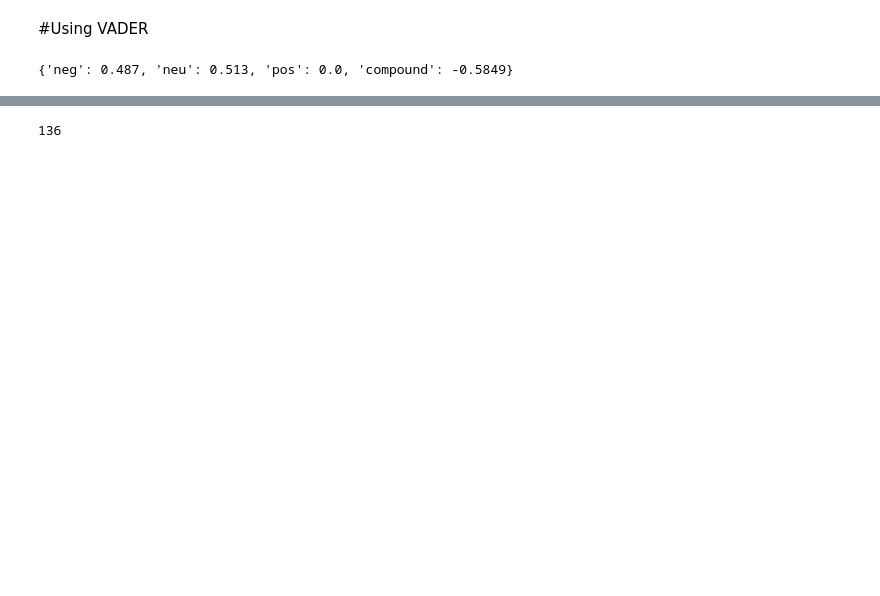
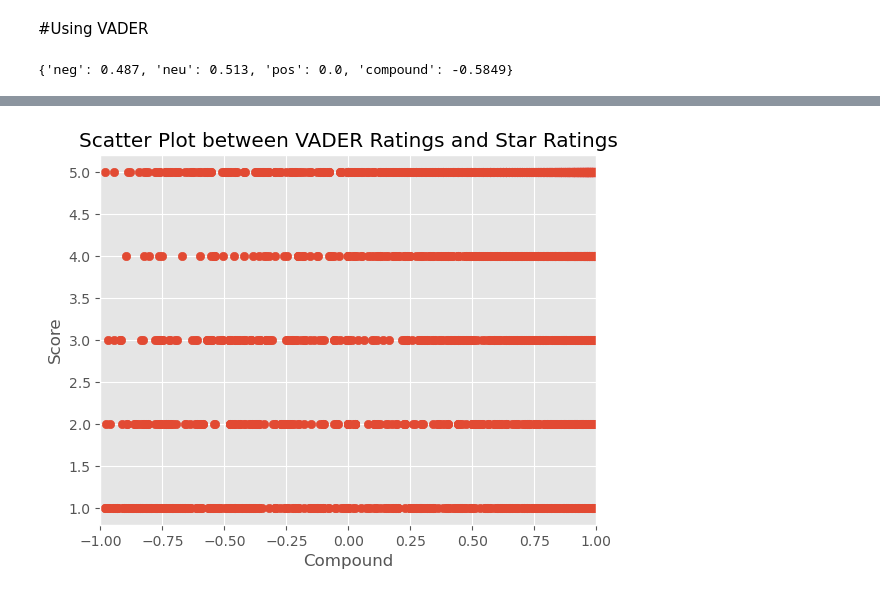
Before and after one commit to Ridwan778/Food-Review-Analysis-NLP, a Jupyter notebook: food_review_sentiment_analysis.ipynb, the cells around one changed output, grey strips where cells are left out. Cells and saved outputs as stored; diff of their text form; code cells hidden in the pictures; blank space fills up the shorter version.

```diff
--- a/food_review_sentiment_analysis.ipynb
+++ b/food_review_sentiment_analysis.ipynb
@@ -189,3 +153,0 @@ vaders
-# %%
-vaders = vaders.sort_values(by='compound', ascending=False)
-vaders.head(20)
@@ -210,9 +153,0 @@ vaders.head(20)
-# %%
-def count_words(text):
-    return len(text.split())
-
-# Apply the function to create a new column
-vaders['word_count'] = vaders['Text'].apply(lambda x: count_words(x))
-
-# Display the DataFrame with the new column
-vaders
@@ -233,5 +154,10 @@ vaders
-# %%
-unique_product_count = reduced_df['ProductId'].nunique()
-unique_product_count
-# %% [output]
-136
+# %%
+#vaders = vaders.dropna(subset=['compound', 'Score'])
+plt.scatter(vaders['compound'], vaders['Score'])
+plt.xlim(-1, 1)
+plt.title('Scatter Plot between VADER Ratings and Star Ratings')
+plt.xlabel('Compound')
+plt.ylabel('Score')
+plt.show()
+# %% [output]
+[figure, added]
```
Also changed, not shown: parts of 37 cells of this notebook, 1 other file.
